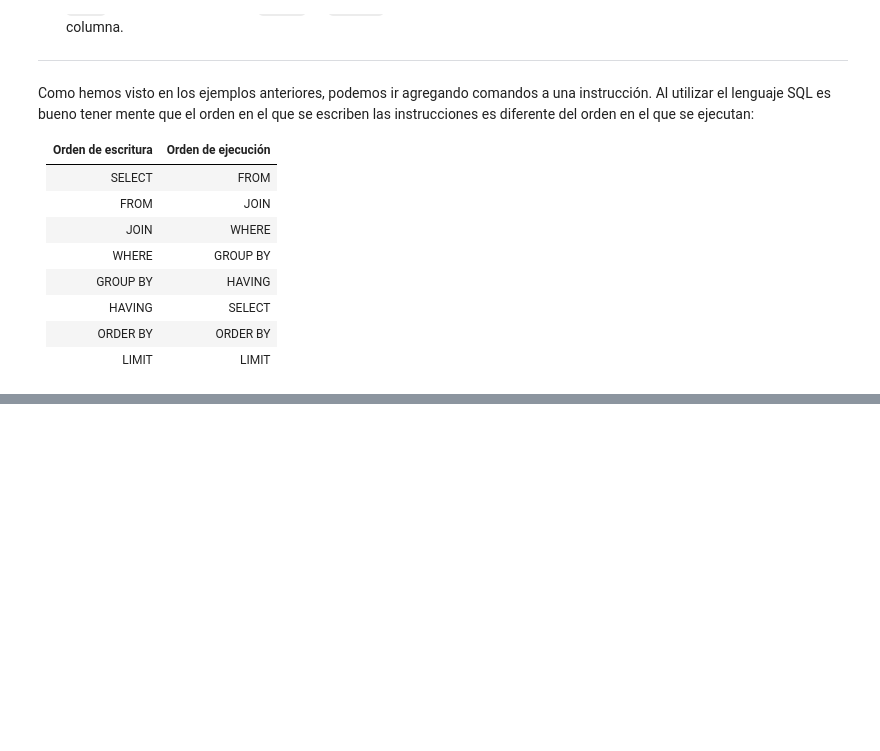
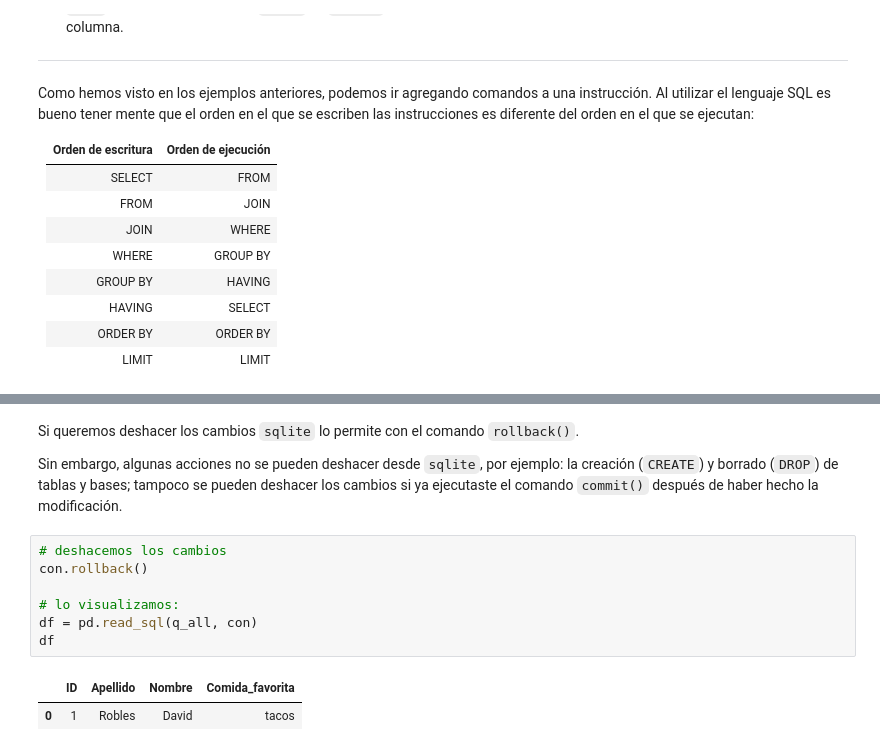
Before and after one commit to m-durand/propedeutico_python, a Jupyter notebook: notebooks/7_SQL_basico.ipynb, the cells around one changed output, grey strips where cells are left out. Saved outputs shown, nothing was run; the diff lists cells and outputs as text; blank space fills up the shorter version.

```diff
--- a/notebooks/7_SQL_basico.ipynb
+++ b/notebooks/7_SQL_basico.ipynb
@@ -447,0 +465,14 @@ df
+# %% [markdown]
+Si queremos deshacer los cambios `sqlite` lo permite con el comando `rollback()`.
+
+Sin embargo, algunas acciones no se pueden deshacer desde `sqlite`, por ejemplo: la creación (`CREATE`) y borrado (`DROP`) de tablas y bases; tampoco se pueden deshacer los cambios si ya ejecutaste el comando `commit()` después de haber hecho la modificación.
+# %%
+# deshacemos los cambios
+con.rollback()
+
+# lo visualizamos:
+df = pd.read_sql(q_all, con)
+df
+# %% [output]
+|  | ID | Apellido | Nombre | Comida_favorita |
+| 0 | 1 | Robles | David | tacos |
```
Also changed, not shown: parts of 37 cells of this notebook.
